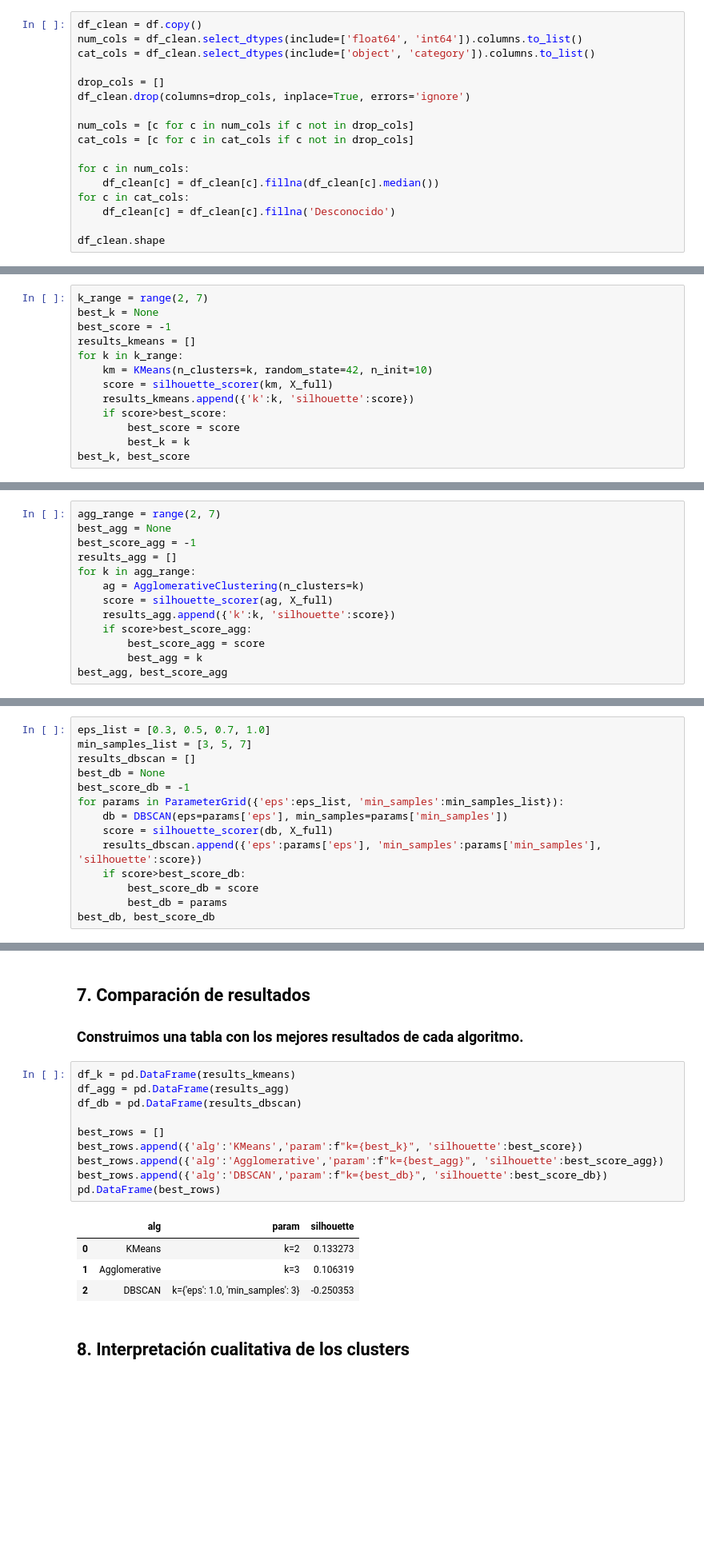
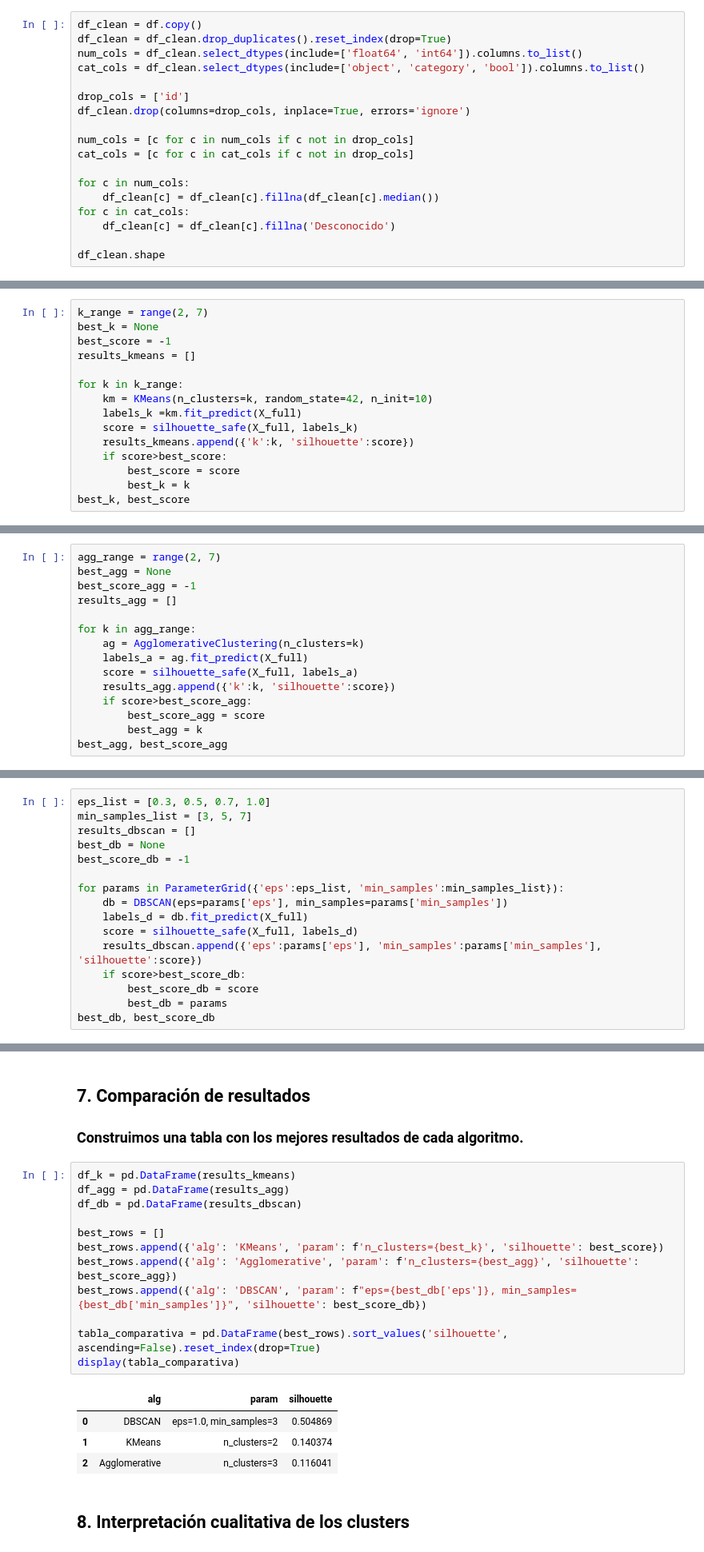
Before and after one commit to Maldinho18/MaterialDeClase-ISIS-2611, a Jupyter notebook: Laboratorios/L4 Tarea de agrupacion/SebastianMaldonado - JuanRoncancio.ipynb, the cells around one changed output, grey strips where cells are left out. Shown at 80% size. Saved outputs shown, nothing was run; the diff lists cells and outputs as text; blank space fills up the shorter version.

```diff
--- a/Laboratorios/L4 Tarea de agrupacion/SebastianMaldonado - JuanRoncancio.ipynb
+++ b/Laboratorios/L4 Tarea de agrupacion/SebastianMaldonado - JuanRoncancio.ipynb
@@ -54,10 +75,11 @@ dtype: int64
 - Escalar variables numéricas con StandardScaler.
 # %%
 df_clean = df.copy()
+df_clean = df_clean.drop_duplicates().reset_index(drop=True)
 num_cols = df_clean.select_dtypes(include=['float64', 'int64']).columns.to_list()
-cat_cols = df_clean.select_dtypes(include=['object', 'category']).columns.to_list()
+cat_cols = df_clean.select_dtypes(include=['object', 'category', 'bool']).columns.to_list()
 
-drop_cols = []
+drop_cols = ['id']
 df_clean.drop(columns=drop_cols, inplace=True, errors='ignore')
 
 num_cols = [c for c in num_cols if c not in drop_cols]
@@ -125,9 +155,11 @@ k_range = range(2, 7)
 best_k = None
 best_score = -1
 results_kmeans = []
+
 for k in k_range:
     km = KMeans(n_clusters=k, random_state=42, n_init=10)
-    score = silhouette_scorer(km, X_full)
+    labels_k =km.fit_predict(X_full)
+    score = silhouette_safe(X_full, labels_k)
     results_kmeans.append({'k':k, 'silhouette':score})
     if score>best_score:
         best_score = score
@@ -142,9 +174,11 @@ agg_range = range(2, 7)
 best_agg = None
 best_score_agg = -1
 results_agg = []
+
 for k in agg_range:
     ag = AgglomerativeClustering(n_clusters=k)
-    score = silhouette_scorer(ag, X_full)
+    labels_a = ag.fit_predict(X_full)
+    score = silhouette_safe(X_full, labels_a)
     results_agg.append({'k':k, 'silhouette':score})
     if score>best_score_agg:
         best_score_agg = score
@@ -160,9 +194,11 @@ min_samples_list = [3, 5, 7]
 results_dbscan = []
 best_db = None
 best_score_db = -1
+
 for params in ParameterGrid({'eps':eps_list, 'min_samples':min_samples_list}):
     db = DBSCAN(eps=params['eps'], min_samples=params['min_samples'])
-    score = silhouette_scorer(db, X_full)
+    labels_d = db.fit_predict(X_full)
+    score = silhouette_safe(X_full, labels_d)
     results_dbscan.append({'eps':params['eps'], 'min_samples':params['min_samples'], 'silhouette':score})
     if score>best_score_db:
         best_score_db = score
@@ -176,18 +247,20 @@ best_db, best_score_db
 # %%
 df_k = pd.DataFrame(results_kmeans)
 df_agg = pd.DataFrame(results_agg)
 df_db = pd.DataFrame(results_dbscan)
 
 best_rows = []
-best_rows.append({'alg':'KMeans','param':f"k={best_k}", 'silhouette':best_score})
-best_rows.append({'alg':'Agglomerative','param':f"k={best_agg}", 'silhouette':best_score_agg})
-best_rows.append({'alg':'DBSCAN','param':f"k={best_db}", 'silhouette':best_score_db})
-pd.DataFrame(best_rows)
+best_rows.append({'alg': 'KMeans', 'param': f'n_clusters={best_k}', 'silhouette': best_score})
+best_rows.append({'alg': 'Agglomerative', 'param': f'n_clusters={best_agg}', 'silhouette': best_score_agg})
+best_rows.append({'alg': 'DBSCAN', 'param': f"eps={best_db['eps']}, min_samples={best_db['min_samples']}", 'silhouette': best_score_db})
+
+tabla_comparativa = pd.DataFrame(best_rows).sort_values('silhouette', ascending=False).reset_index(drop=True)
+display(tabla_comparativa)
 # %% [output]
 |  | alg | param | silhouette |
-| 0 | KMeans | k=2 | 0.133273 |
-| 1 | Agglomerative | k=3 | 0.106319 |
-| 2 | DBSCAN | k={'eps': 1.0, 'min_samples': 3} | -0.250353 |
+| 0 | DBSCAN | eps=1.0, min_samples=3 | 0.504869 |
+| 1 | KMeans | n_clusters=2 | 0.140374 |
+| 2 | Agglomerative | n_clusters=3 | 0.116041 |
 # %% [markdown]
 ## 8. Interpretación cualitativa de los clusters
 # %%
```
Also changed, not shown: parts of 21 cells of this notebook, 2 other files.
